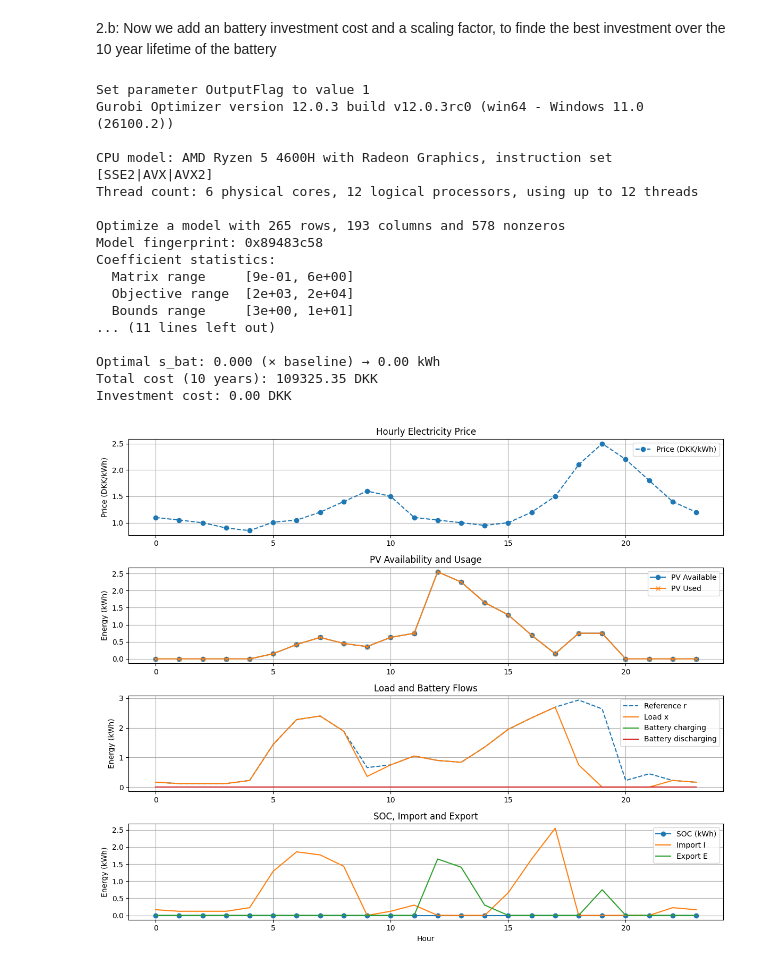
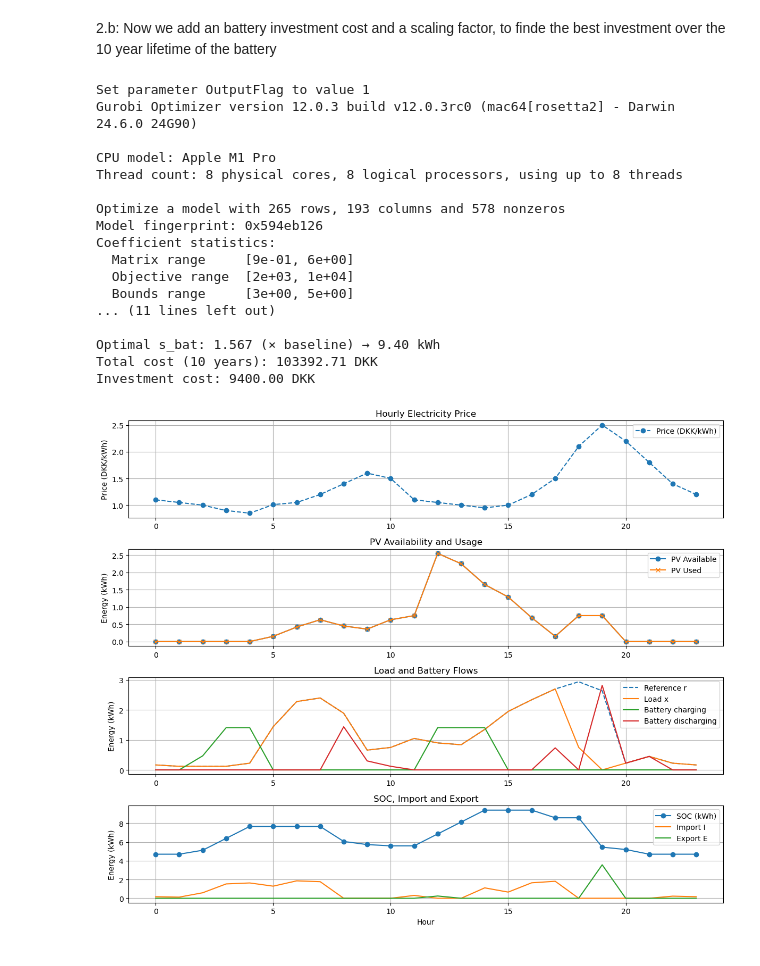
Before and after one commit to Louis2308/group31, a Jupyter notebook: CodePart2b.ipynb, the cells around one changed output. Drawn from its saved outputs; the diff is of its cells as text; code cells hidden in the pictures.

```diff
--- a/CodePart2b.ipynb
+++ b/CodePart2b.ipynb
@@ -17,8 +17,8 @@ import seaborn as sns
 # %%
 
 USER_SETTINGS = {
-    "investment_cost_DKK_per_kWh": 4000.0,   # CAPEX cost per kWh of capacity (source: https://www.solarchoice.net.au/solar-batteries/is-home-battery-storage-worth-it/)
-    "s_bat_upper_bound": 10.0,                # Max scaling factor for battery (× baseline)
+    "investment_cost_DKK_per_kWh": 1000,   # CAPEX cost per kWh of capacity (source: https://www.solarchoice.net.au/solar-batteries/is-home-battery-storage-worth-it/)
+    "s_bat_upper_bound": 5.0,                # Max scaling factor for battery (× baseline)
     "analysis_years": 10,                    # Battery lifetime in years
     "representative_days": 365,              # How many days 1 simulated day represents
 }
@@ -222,40 +222,40 @@ if m.Status == GRB.OPTIMAL:
     plt.plot(T, p_ch_sol, label="Battery charging")
     plt.plot(T, p_dis_sol, label="Battery discharging")
     plt.ylabel("Energy (kWh)")
     plt.title("Load and Battery Flows")
     plt.grid()
     plt.legend()
 
     plt.subplot(4, 1, 4)
     plt.plot(T, SOC_sol, label="SOC (kWh)", marker='o')
     plt.plot(T, I_sol, label="Import I")
     plt.plot(T, E_sol, label="Export E")
     plt.xlabel("Hour")
     plt.ylabel("Energy (kWh)")
     plt.title("SOC, Import and Export")
     plt.grid()
     plt.legend()
 
     plt.tight_layout()
     plt.show()
 else:
     print("Model not solved to optimality. Status:", m.Status)
 # %% [output]
 Set parameter OutputFlag to value 1
-Gurobi Optimizer version 12.0.3 build v12.0.3rc0 (win64 - Windows 11.0 (26100.2))
+Gurobi Optimizer version 12.0.3 build v12.0.3rc0 (mac64[rosetta2] - Darwin 24.6.0 24G90)
 
-CPU model: AMD Ryzen 5 4600H with Radeon Graphics, instruction set [SSE2|AVX|AVX2]
-Thread count: 6 physical cores, 12 logical processors, using up to 12 threads
+CPU model: Apple M1 Pro
+Thread count: 8 physical cores, 8 logical processors, using up to 8 threads
 
 Optimize a model with 265 rows, 193 columns and 578 nonzeros
-Model fingerprint: 0x89483c58
+Model fingerprint: 0x594eb126
 Coefficient statistics:
   Matrix range     [9e-01, 6e+00]
-  Objective range  [2e+03, 2e+04]
-  Bounds range     [3e+00, 1e+01]
+  Objective range  [2e+03, 1e+04]
+  Bounds range     [3e+00, 5e+00]
 ... (11 lines left out)
 
-Optimal s_bat: 0.000 (× baseline) → 0.00 kWh
-Total cost (10 years): 109325.35 DKK
-Investment cost: 0.00 DKK
+Optimal s_bat: 1.567 (× baseline) → 9.40 kWh
+Total cost (10 years): 103392.71 DKK
+Investment cost: 9400.00 DKK
-[figure, old version]
+[figure, new version]
```
Also changed, not shown: parts of 2 cells of this notebook, 3 other files.
